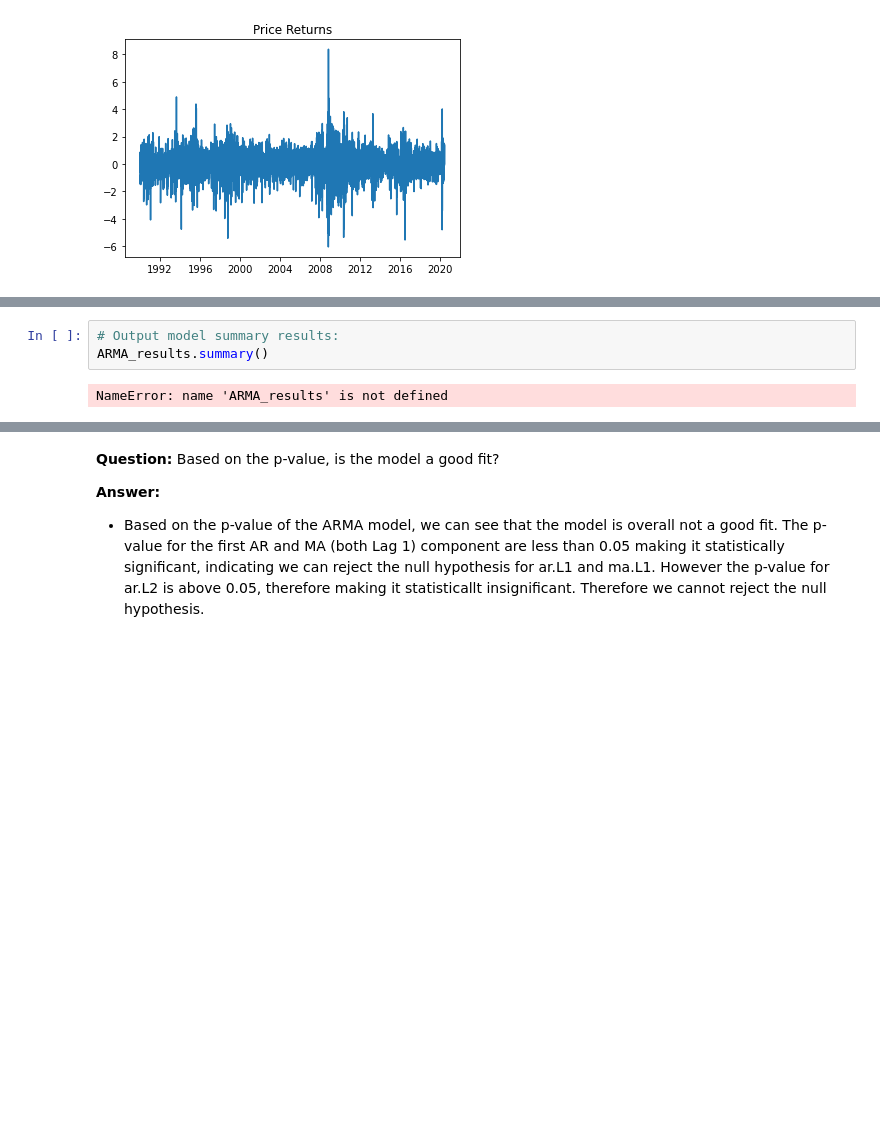
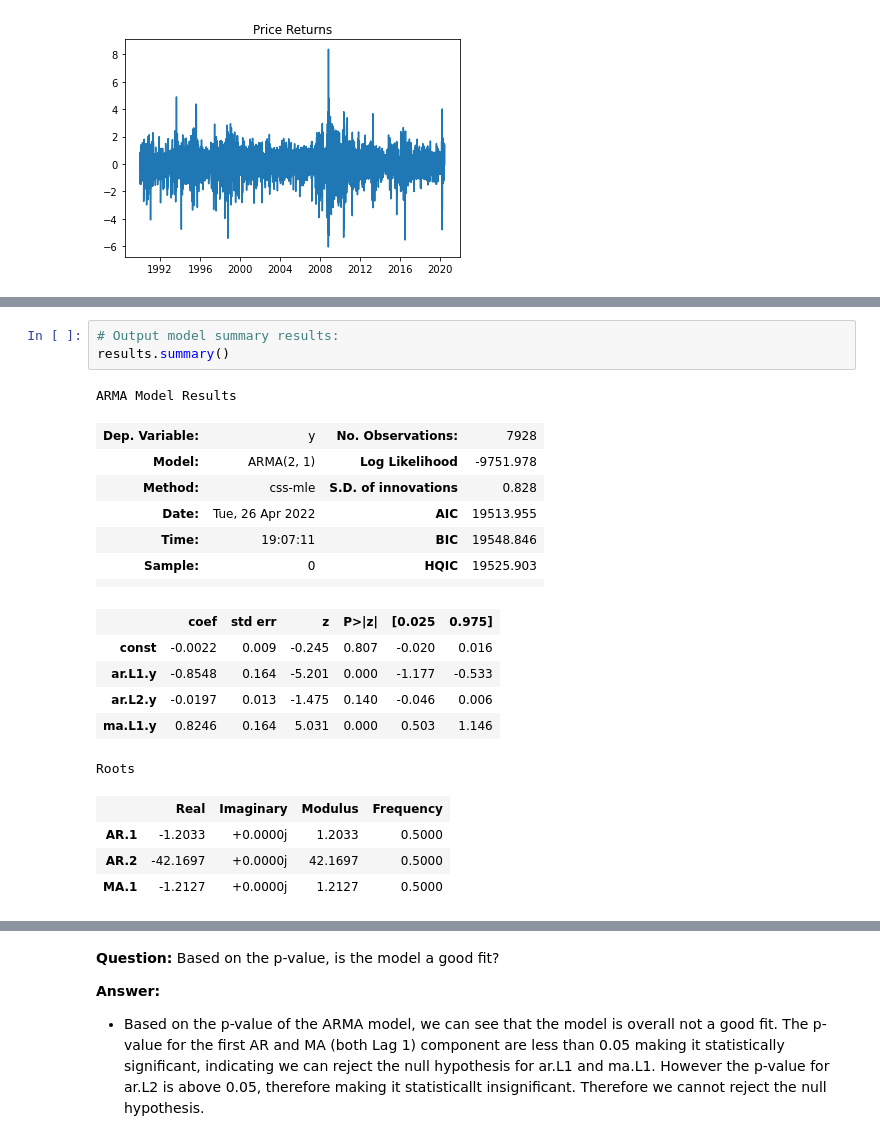
Before and after one commit to aaargyrou/Time-Series--CAD-JPY, a Jupyter notebook: Code/time_series_analysis.ipynb, the cells around one changed output, grey strips where cells are left out. Cells and saved outputs as stored; diff of their text form; blank space fills up the shorter version.

```diff
--- a/Code/time_series_analysis.ipynb
+++ b/Code/time_series_analysis.ipynb
@@ -157,7 +185,24 @@ between arima and model) and statsmodels.tsa.SARIMAX.
 # %%
 # Output model summary results:
-ARMA_results.summary()
+results.summary()
 # %% [output]
-NameError: name 'ARMA_results' is not defined
+ARMA Model Results
+| Dep. Variable: | y | No. Observations: | 7928 |
+| Model: | ARMA(2, 1) | Log Likelihood | -9751.978 |
+| Method: | css-mle | S.D. of innovations | 0.828 |
+| Date: | Tue, 26 Apr 2022 | AIC | 19513.955 |
+| Time: | 19:07:11 | BIC | 19548.846 |
+| Sample: | 0 | HQIC | 19525.903 |
+|  |  |  |  |
+|  | coef | std err | z | P>|z| | [0.025 | 0.975] |
+| const | -0.0022 | 0.009 | -0.245 | 0.807 | -0.020 | 0.016 |
+| ar.L1.y | -0.8548 | 0.164 | -5.201 | 0.000 | -1.177 | -0.533 |
+| ar.L2.y | -0.0197 | 0.013 | -1.475 | 0.140 | -0.046 | 0.006 |
+| ma.L1.y | 0.8246 | 0.164 | 5.031 | 0.000 | 0.503 | 1.146 |
+Roots
+|  | Real | Imaginary | Modulus | Frequency |
+| AR.1 | -1.2033 | +0.0000j | 1.2033 | 0.5000 |
+| AR.2 | -42.1697 | +0.0000j | 42.1697 | 0.5000 |
+| MA.1 | -1.2127 | +0.0000j | 1.2127 | 0.5000 |
 # %%
 # Plot the 5 Day Returns Forecast
```
Also changed, not shown: parts of 10 cells of this notebook, 11 other files.
